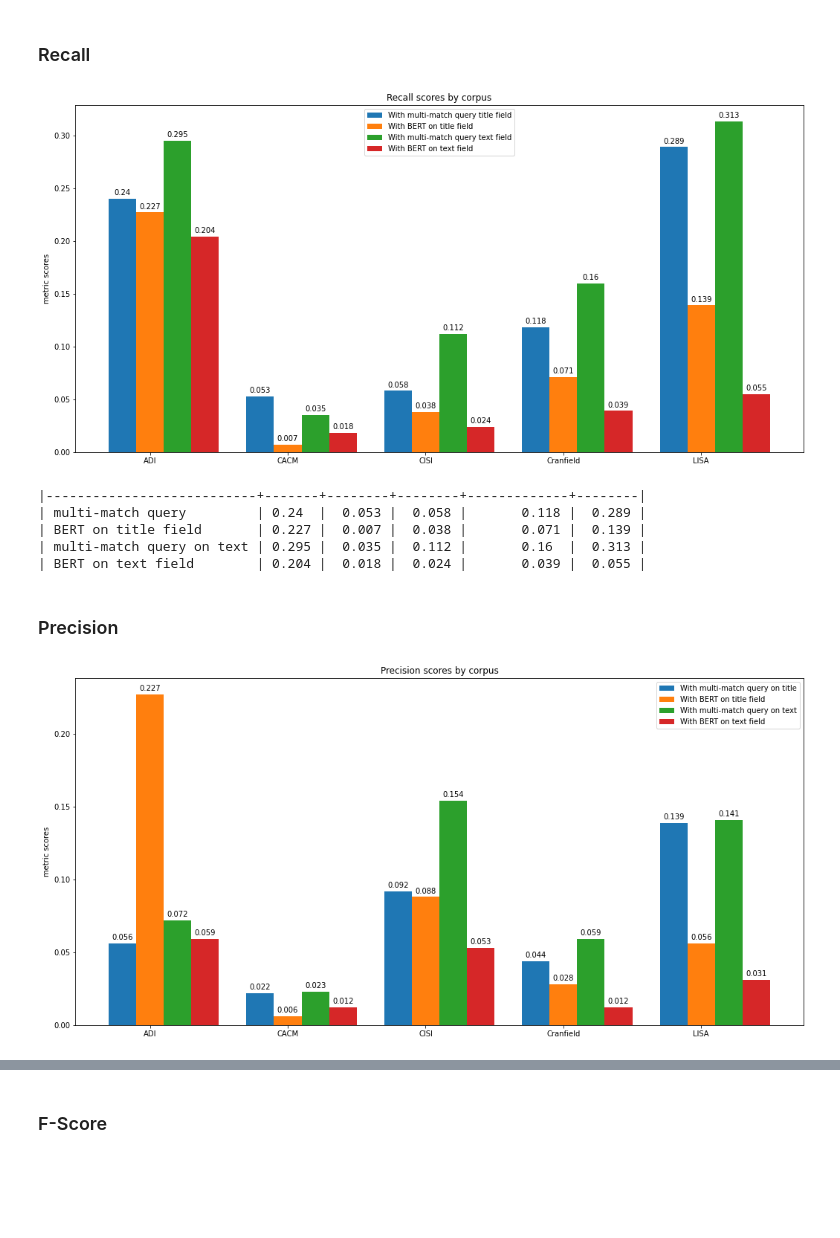
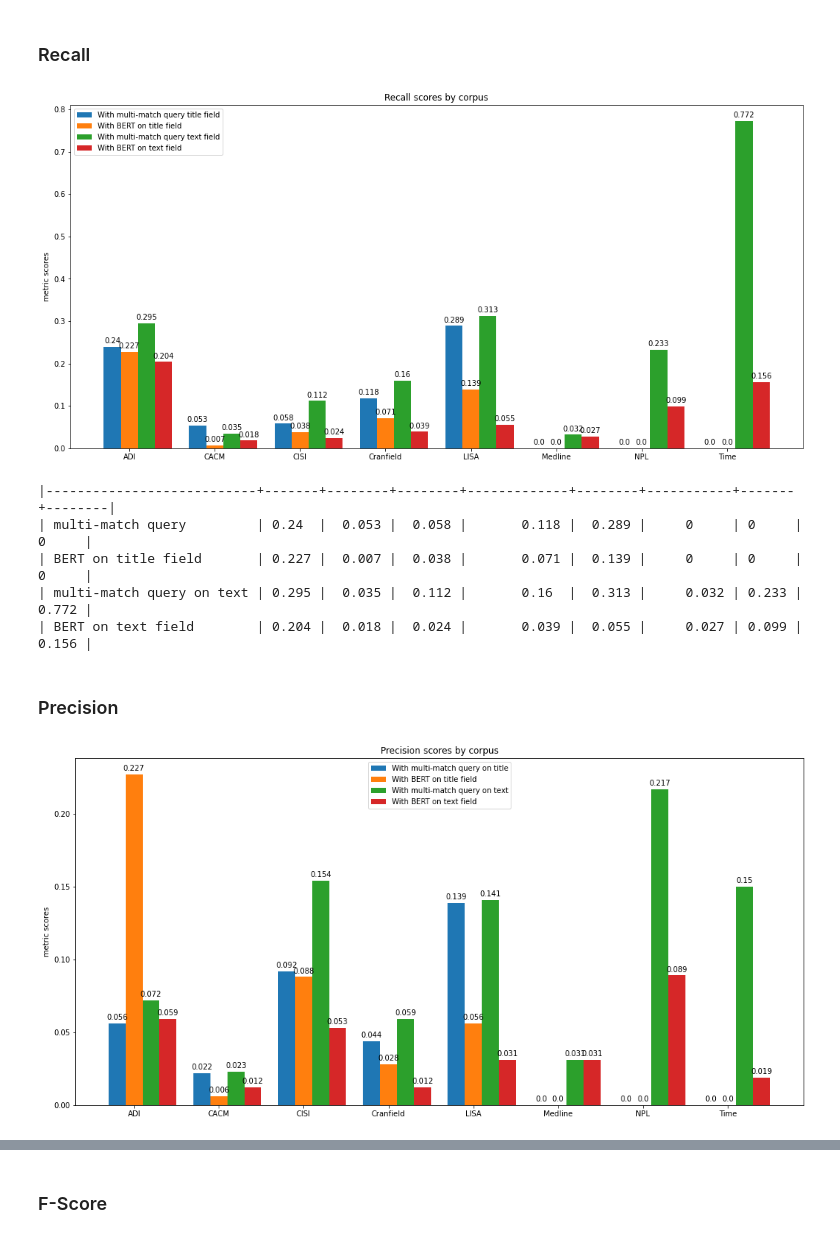
Before and after one commit to pragmalingu/experiments, a Jupyter notebook: 02_Embeddings/Experiment/Second_Experiment_BERT_Embeddings.ipynb, the cells around one changed output, grey strips where cells are left out. Drawn from its saved outputs; the diff is of its cells as text; code cells hidden in the pictures; blank space fills up the shorter version.

```diff
--- a/02_Embeddings/Experiment/Second_Experiment_BERT_Embeddings.ipynb
+++ b/02_Embeddings/Experiment/Second_Experiment_BERT_Embeddings.ipynb
@@ -1860,6 +1860,24 @@ lisa_create_match_recall = create_query_body_match_recall(lisa_qry_data, lisa_re
 lisa_eval_body_match_recall = json.dumps(lisa_create_match_recall)
 lisa_res_match_recall_text = es.rank_eval(lisa_eval_body_match_recall,lisa_index)
 #print(json.dumps(lisa_res_match_recall, indent=4, sort_keys=True))
+
+#Medline
+med_create_match_recall = create_query_body_match_recall(med_qry_data, med_rel, med_index,text_field)
+med_eval_body_match_recall = json.dumps(med_create_match_recall)
+med_res_match_recall_text = es.rank_eval(med_eval_body_match_recall, med_index)
+#print(json.dumps(med_res_match_recall, indent=4, sort_keys=True))
+
+#NPL
+npl_create_match_recall = create_query_body_match_recall(npl_qry_data, npl_rel, npl_index,text_field)
+npl_eval_body_match_recall = json.dumps(npl_create_match_recall)
+npl_res_match_recall_text = es.rank_eval(npl_eval_body_match_recall,npl_index)
+#print(json.dumps(npl_res_match_recall, indent=4, sort_keys=True))
+
+#TIME
+time_create_match_recall = create_query_body_match_recall(time_qry_data, time_rel, time_index,text_field)
+time_eval_body_match_recall = json.dumps(time_create_match_recall)
+time_res_match_recall_text = es.rank_eval(time_eval_body_match_recall,time_index)
+#print(json.dumps(time_res_match_recall, indent=4, sort_keys=True))
 # %% [markdown]
 **BERT Sentence Embbedings on 'title' field**
 # %%
@@ -2415,6 +2451,9 @@ match_metrics_recall_title.append(round(cacm_res_match_recall_title['metric_scor
 match_metrics_recall_title.append(round(cisi_res_match_recall_title['metric_score'], 3))
 match_metrics_recall_title.append(round(cran_res_match_recall_title['metric_score'], 3))
 match_metrics_recall_title.append(round(lisa_res_match_recall_title['metric_score'], 3))
+match_metrics_recall_title.append(0)
+match_metrics_recall_title.append(0)
+match_metrics_recall_title.append(0)
 
 bert_title_metrics_recall = []
 bert_title_metrics_recall.append(round(adi_res_bert_title_recall['metric_score'], 3))
@@ -2422,6 +2461,9 @@ bert_title_metrics_recall.append(round(cacm_res_bert_title_recall['metric_score'
 bert_title_metrics_recall.append(round(cisi_res_bert_title_recall['metric_score'], 3))
 bert_title_metrics_recall.append(round(cran_res_bert_title_recall['metric_score'], 3))
 bert_title_metrics_recall.append(round(lisa_res_bert_title_recall['metric_score'], 3))
+bert_title_metrics_recall.append(0)
+bert_title_metrics_recall.append(0)
+bert_title_metrics_recall.append(0)
 
 match_metrics_recall_text = []
 match_metrics_recall_text.append(round(adi_res_match_recall_text['metric_score'], 3))
@@ -2429,6 +2471,9 @@ match_metrics_recall_text.append(round(cacm_res_match_recall_text['metric_score'
 match_metrics_recall_text.append(round(cisi_res_match_recall_text['metric_score'], 3))
 match_metrics_recall_text.append(round(cran_res_match_recall_text['metric_score'], 3))
 match_metrics_recall_text.append(round(lisa_res_match_recall_text['metric_score'], 3))
+match_metrics_recall_text.append(round(med_res_match_recall_text['metric_score'], 3))
+match_metrics_recall_text.append(round(npl_res_match_recall_text['metric_score'], 3))
+match_metrics_recall_text.append(round(time_res_match_recall_text['metric_score'], 3))
 
 bert_text_metrics_recall = []
 bert_text_metrics_recall.append(round(adi_res_bert_text_recall['metric_score'], 3))
@@ -2436,8 +2481,11 @@ bert_text_metrics_recall.append(round(cacm_res_bert_text_recall['metric_score'],
 bert_text_metrics_recall.append(round(cisi_res_bert_text_recall['metric_score'], 3))
 bert_text_metrics_recall.append(round(cran_res_bert_text_recall['metric_score'], 3))
 bert_text_metrics_recall.append(round(lisa_res_bert_text_recall['metric_score'], 3))
+bert_text_metrics_recall.append(round(med_res_bert_text_recall['metric_score'], 3))
+bert_text_metrics_recall.append(round(npl_res_bert_text_recall['metric_score'], 3))
+bert_text_metrics_recall.append(round(time_res_bert_text_recall['metric_score'], 3))
 
-labels = ['ADI','CACM', 'CISI','Cranfield', 'LISA']
+labels = ['ADI','CACM', 'CISI','Cranfield', 'LISA', 'Medline', 'NPL', 'Time']
 
 x = np.arange(len(labels))*2.5  # the label locations
 
@@ -2450,34 +2498,34 @@ rects3 = ax.bar(x + width, match_metrics_recall_text , width, label='With multi-
 rects4 = ax.bar(x + 2*width, bert_text_metrics_recall, width, label='With BERT on text field')
 
 # Add some text for labels, title and custom x-axis tick labels, etc.
 ax.set_ylabel('metric scores')
 ax.set_title('Recall scores by corpus')
 ax.set_xticks(x)
 ax.set_xticklabels(labels)
 ax.legend()
 
 def autolabel(rects):
     """Attach a text label above each bar in *rects*, displaying its height."""
     for rect in rects:
         height = rect.get_height()
         ax.annotate('{}'.format(height),
                     xy=(rect.get_x() + rect.get_width() / 2, height),
                     xytext=(0, 3),  # 3 points vertical offset
                     textcoords="offset points",
                     ha='center', va='bottom')
 
 autolabel(rects1)
 autolabel(rects2)
 autolabel(rects3)
 autolabel(rects4)
 
 fig.tight_layout()
 fig.set_figwidth(16)
 fig.set_figheight(8)
 
 plt.show()
 # %% [output]
-[figure, old version]
+[figure, new version]
 # %%
 from tabulate import tabulate
 
@@ -2487,15 +2535,15 @@ match_metrics_recall_text.insert(0, 'multi-match query on text')
 bert_text_metrics_recall.insert(0, 'BERT on text field')
 
 l = [match_metrics_recall_title, bert_title_metrics_recall, match_metrics_recall_text, bert_text_metrics_recall]
-table = tabulate(l, headers=['ADI','CACM', 'CISI','cranfield', 'LISA'], tablefmt='orgtbl')
+table = tabulate(l, headers=['ADI','CACM', 'CISI','Cranfield', 'LISA', 'Medline', 'NPL', 'Time'], tablefmt='orgtbl')
 
 print(table)
 # %% [output]
-|---------------------------+-------+--------+--------+-------------+--------|
-| multi-match query         | 0.24  |  0.053 |  0.058 |       0.118 |  0.289 |
-| BERT on title field       | 0.227 |  0.007 |  0.038 |       0.071 |  0.139 |
-| multi-match query on text | 0.295 |  0.035 |  0.112 |       0.16  |  0.313 |
-| BERT on text field        | 0.204 |  0.018 |  0.024 |       0.039 |  0.055 |
+|---------------------------+-------+--------+--------+-------------+--------+-----------+-------+--------|
+| multi-match query         | 0.24  |  0.053 |  0.058 |       0.118 |  0.289 |     0     | 0     |  0     |
+| BERT on title field       | 0.227 |  0.007 |  0.038 |       0.071 |  0.139 |     0     | 0     |  0     |
+| multi-match query on text | 0.295 |  0.035 |  0.112 |       0.16  |  0.313 |     0.032 | 0.233 |  0.772 |
+| BERT on text field        | 0.204 |  0.018 |  0.024 |       0.039 |  0.055 |     0.027 | 0.099 |  0.156 |
 # %% [markdown]
 ### Precision
 # %%
@@ -2509,6 +2557,19 @@ match_metrics_precision_title.append(round(cacm_res_match_precision_title['metri
 match_metrics_precision_title.append(round(cisi_res_match_precision_title['metric_score'], 3))
 match_metrics_precision_title.append(round(cran_res_match_precision_title['metric_score'], 3))
 match_metrics_precision_title.append(round(lisa_res_match_precision_title['metric_score'], 3))
+match_metrics_precision_title.append(0)
+match_metrics_precision_title.append(0)
+match_metrics_precision_title.append(0)
+
+bert_title_metrics_precision = []
+bert_title_metrics_precision.append(round(adi_res_bert_title_precision['metric_score'], 3))
+bert_title_metrics_precision.append(round(cacm_res_bert_title_precision['metric_score'], 3))
+bert_title_metrics_precision.append(round(cisi_res_bert_title_precision['metric_score'], 3))
+bert_title_metrics_precision.append(round(cran_res_bert_title_precision['metric_score'], 3))
+bert_title_metrics_precision.append(round(lisa_res_bert_title_precision['metric_score'], 3))
+bert_title_metrics_precision.append(0)
+bert_title_metrics_precision.append(0)
+bert_title_metrics_precision.append(0)
 
 match_metrics_precision_text = []
 match_metrics_precision_text.append(round(adi_res_match_precision_text['metric_score'], 3))
@@ -2516,13 +2577,9 @@ match_metrics_precision_text.append(round(cacm_res_match_precision_text['metric_
 match_metrics_precision_text.append(round(cisi_res_match_precision_text['metric_score'], 3))
 match_metrics_precision_text.append(round(cran_res_match_precision_text['metric_score'], 3))
 match_metrics_precision_text.append(round(lisa_res_match_precision_text['metric_score'], 3))
-
-bert_title_metrics_precision = []
-bert_title_metrics_precision.append(round(adi_res_bert_title_precision['metric_score'], 3))
-bert_title_metrics_precision.append(round(cacm_res_bert_title_precision['metric_score'], 3))
-bert_title_metrics_precision.append(round(cisi_res_bert_title_precision['metric_score'], 3))
-bert_title_metrics_precision.append(round(cran_res_bert_title_precision['metric_score'], 3))
-bert_title_metrics_precision.append(round(lisa_res_bert_title_precision['metric_score'], 3))
+match_metrics_precision_text.append(round(med_res_match_precision_text['metric_score'], 3))
+match_metrics_precision_text.append(round(npl_res_match_precision_text['metric_score'], 3))
+match_metrics_precision_text.append(round(time_res_match_precision_text['metric_score'], 3))
 
 bert_text_metrics_precision = []
 bert_text_metrics_precision.append(round(adi_res_bert_text_precision['metric_score'], 3))
@@ -2530,9 +2587,11 @@ bert_text_metrics_precision.append(round(cacm_res_bert_text_precision['metric_sc
 bert_text_metrics_precision.append(round(cisi_res_bert_text_precision['metric_score'], 3))
 bert_text_metrics_precision.append(round(cran_res_bert_text_precision['metric_score'], 3))
 bert_text_metrics_precision.append(round(lisa_res_bert_text_precision['metric_score'], 3))
+bert_text_metrics_precision.append(round(med_res_bert_text_precision['metric_score'], 3))
+bert_text_metrics_precision.append(round(npl_res_bert_text_precision['metric_score'], 3))
+bert_text_metrics_precision.append(round(time_res_bert_text_precision['metric_score'], 3))
 
-
-labels = ['ADI','CACM', 'CISI','Cranfield', 'LISA']
+labels = ['ADI','CACM', 'CISI','Cranfield', 'LISA', 'Medline', 'NPL', 'Time']
 
 x = np.arange(len(labels))*2.5 # the label locations
 
@@ -2572,7 +2631,7 @@ fig.set_figheight(8)
 
 plt.show()
 # %% [output]
-[figure, old version]
+[figure, new version]
 # %%
 from tabulate import tabulate
 
```
Also changed, not shown: parts of 22 cells of this notebook.
